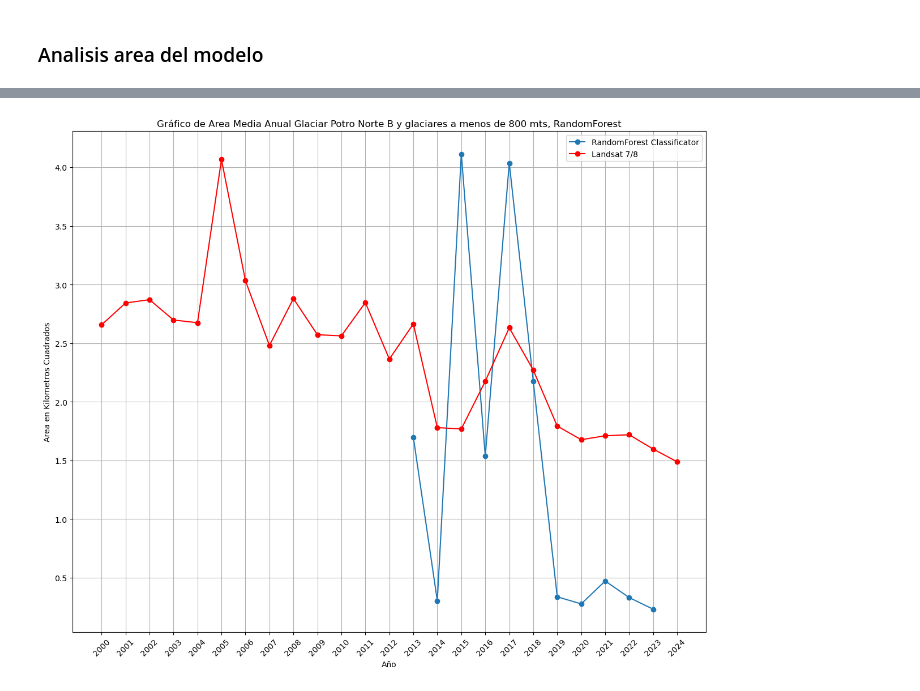
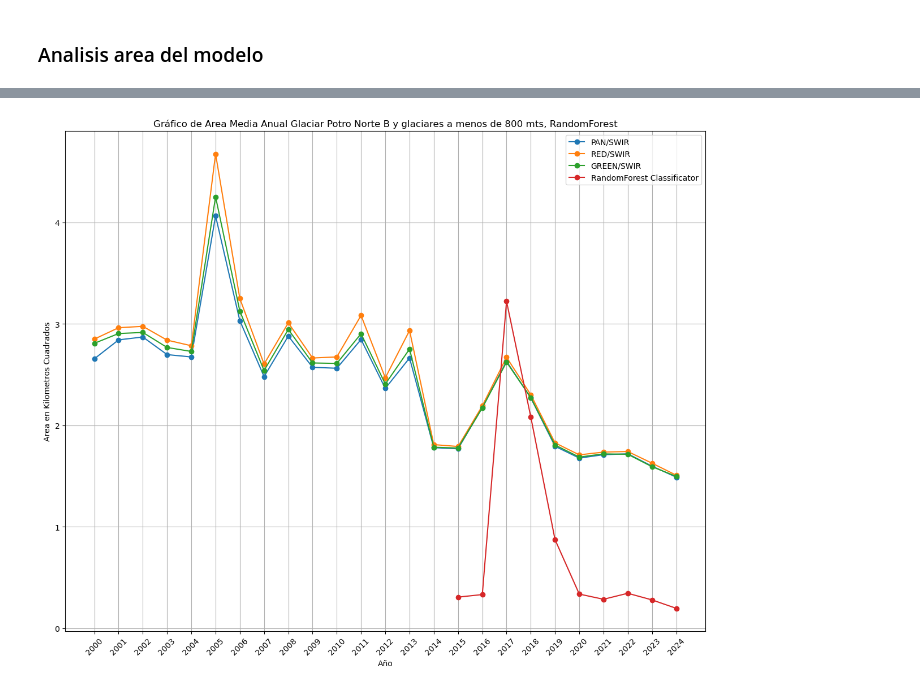
Before and after one commit to Benjaminsantander/Proyecto-GeoEspacial, a Jupyter notebook: Entrega 1/glaciares.ipynb, the cells around one changed output, grey strips where cells are left out. Cells and saved outputs as stored; diff of their text form; code cells hidden in the pictures.

```diff
--- a/Entrega 1/glaciares.ipynb
+++ b/Entrega 1/glaciares.ipynb
@@ -1387,15 +1221,23 @@ def calculate_ndpan_verano_l7(collection_years, extract):
 
         diferencepan = image.normalizedDifference(['B8', 'B5']).rename('glacierPAN')
         diferencered = image.normalizedDifference(['B3', 'B5']).rename('glacierRED')
+        diferenceNDSI = image.normalizedDifference(['B2', 'B5']).rename('glacierNDSI')
 
-        mask = diferencepan.gte(0.4)
+        mask_pan = diferencepan.gte(0.4)
+        mask_red = diferencered.gte(0.4)
+        mask_NDSI = diferenceNDSI.gte(0.4)
 
         views.append(diferencepan)
         views.append(diferencered)
 
-        diferencered_filter = diferencepan.updateMask(mask)
 
+        diferencepan_filter = diferencepan.updateMask(mask_pan)
+        diferencered_filter = diferencered.updateMask(mask_red)
+        diferenceNDSI_filter = diferenceNDSI.updateMask(mask_NDSI)
+
+        views.append(diferencepan_filter)
         views.append(diferencered_filter)
+        views.append(diferenceNDSI_filter)
 
         views_dict[extract[pos][1][:4]] = views
 
@@ -1453,3 +1296,5 @@ area_calculado
 # %% [markdown]
 ### Gif cambio del glaciar
+# %%
+nombres_bandas = ['glacierPAN', 'glacierRED', 'glacierNDSI']
 # %%
@@ -1478,11 +1343,19 @@ gif_glaciar.getVideoThumbURL(videoArgs)
 # %%
-valores_verano = []
+valores_verano_pan = []
+valores_verano_red = []
+valores_verano_NDSI = []
 anios_verano = list(range(2000, 2025))
 for year in range(2000, 2025):
-    valores_verano.append(area_calculado[str(year)])
+    valores_verano_pan.append(area_calculado[str(year)][0])
+    valores_verano_red.append(area_calculado[str(year)][1])
+    valores_verano_NDSI.append(area_calculado[str(year)][2])
 
 fig , ax = plt.subplots(figsize = (12, 10))
-ax.plot(anios_verano, valores_verano, marker='o')
+ax.plot(anios_verano, valores_verano_pan, marker='o', label = 'PAN/SWIR')
+ax.plot(anios_verano, valores_verano_red, marker='o', label = 'RED/SWIR')
+ax.plot(anios_verano, valores_verano_NDSI, marker='o', label = 'GREEN/SWIR')
+
+plt.legend()
 plt.xlabel('Año')
 plt.ylabel('Area en Kilometros Cuadrados')
 plt.title('Gráfico de Area perido Verano Glaciar Potro Norte B y aquellos que estan a 800 mts')
@@ -1514,4 +1387,4 @@ area_forest_tree_class = {}
 
 for year, dtf in final_result['3'].items():
     area_est = final_result['3'][year][(final_result['3'][year].intersects(poligono_observar) == True) & (final_result['3'][year]['class_pred'] == 1)].to_crs(32719).geometry.area
-    area_forest_tree_class[year] = area_est.sum() / 10**6
+    area_forest_tree_class[str(int(year) + 1)] = area_est.sum() / 10**6
@@ -1532,22 +1391,25 @@ area_forest_tree_class
 # %%
 valores = []
-anios = list(range(2013, 2024))
-for year in range(2013, 2024):
+anios = list(range(2015, 2025))
+for year in range(2015, 2025):
     valores.append(area_forest_tree_class[str(year)])
 
 fig , ax = plt.subplots(figsize = (12, 10))
+ax.plot(anios_verano, valores_verano_pan, marker='o', label = 'PAN/SWIR')
+ax.plot(anios_verano, valores_verano_red, marker='o', label = 'RED/SWIR')
+ax.plot(anios_verano, valores_verano_NDSI, marker='o', label = 'GREEN/SWIR')
 ax.plot(anios, valores, marker='o', label='RandomForest Classificator')
-ax.plot(anios_verano, valores_verano, marker='o', color='red', label='Landsat 7/8')
+
 ax.legend()
 plt.xlabel('Año')
 plt.ylabel('Area en Kilometros Cuadrados')
 plt.title('Gráfico de Area Media Anual Glaciar Potro Norte B y glaciares a menos de 800 mts, RandomForest')
 
 
 plt.grid(True)
 plt.xticks(range(2000, 2025, 1))
 plt.xticks(rotation=45)
 plt.tight_layout()
 plt.show()
 # %% [output]
-[figure, old version]
+[figure, new version]
```
Also changed, not shown: parts of 106 cells of this notebook.
